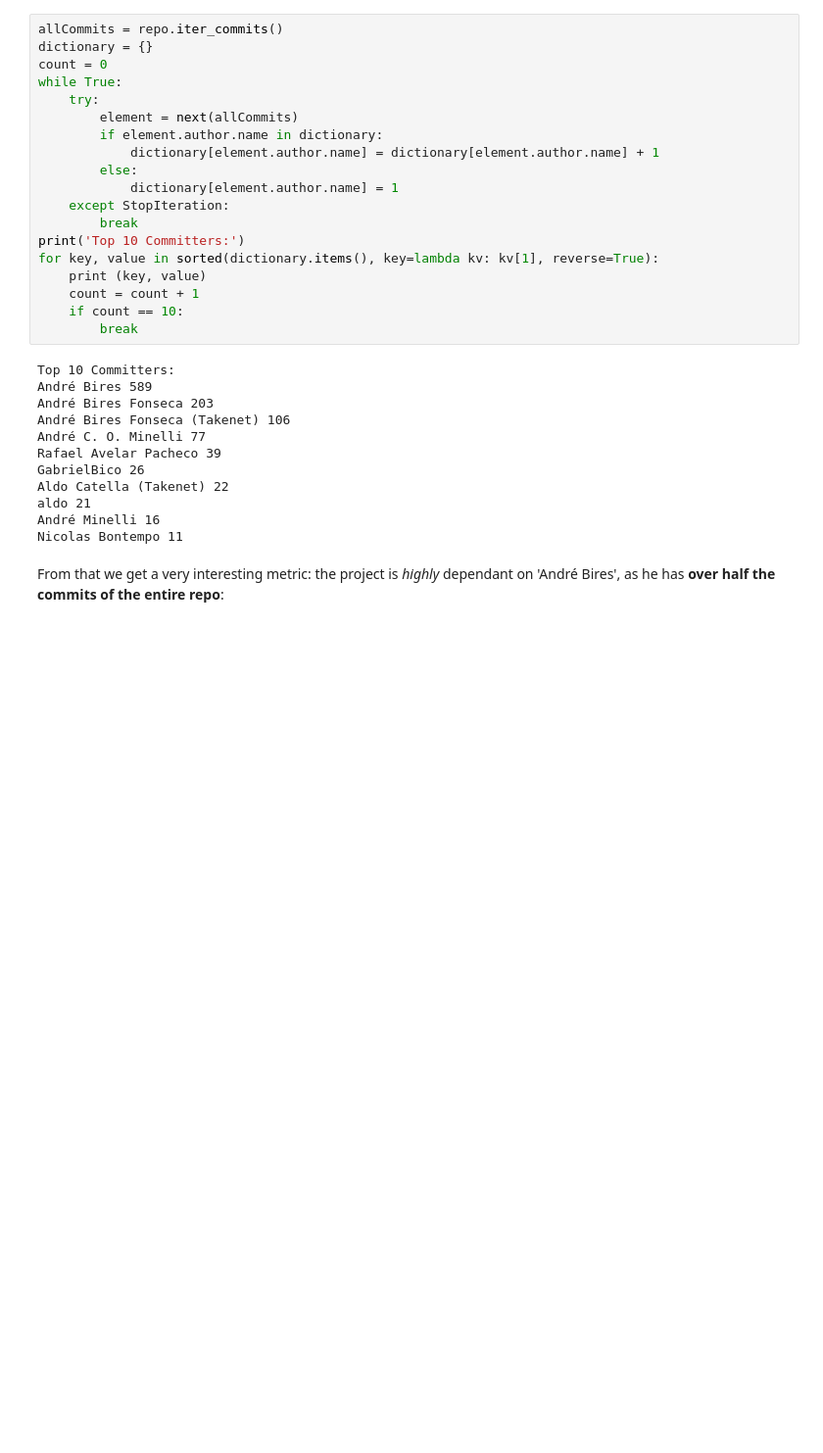
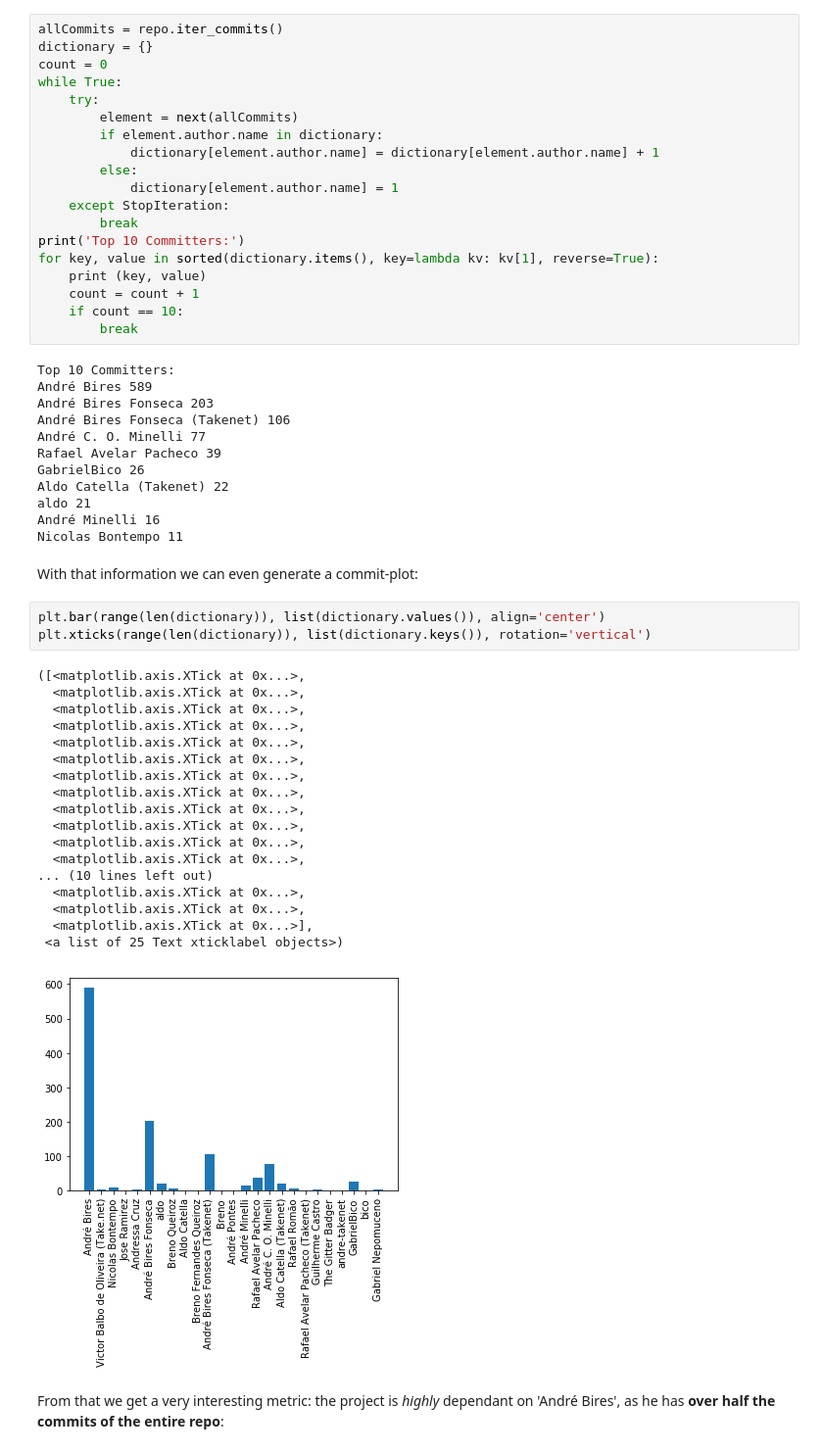
Before and after one commit to lfmundim/MinRepoSoft, a Jupyter notebook: Exercicio1/MSR - Basics.ipynb, the cells around one changed output. Shown at 98% size. Saved outputs shown, nothing was run; the diff lists cells and outputs as text; blank space fills up the shorter version.

```diff
--- a/Exercicio1/MSR - Basics.ipynb
+++ b/Exercicio1/MSR - Basics.ipynb
@@ -249,6 +274,30 @@ Aldo Catella (Takenet) 22
 aldo 21
 André Minelli 16
 Nicolas Bontempo 11
+# %% [markdown]
+With that information we can even generate a commit-plot:
+# %%
+plt.bar(range(len(dictionary)), list(dictionary.values()), align='center')
+plt.xticks(range(len(dictionary)), list(dictionary.keys()), rotation='vertical')
+# %% [output]
+([<matplotlib.axis.XTick at 0x...>,
+  <matplotlib.axis.XTick at 0x...>,
+  <matplotlib.axis.XTick at 0x...>,
+  <matplotlib.axis.XTick at 0x...>,
+  <matplotlib.axis.XTick at 0x...>,
+  <matplotlib.axis.XTick at 0x...>,
+  <matplotlib.axis.XTick at 0x...>,
+  <matplotlib.axis.XTick at 0x...>,
+  <matplotlib.axis.XTick at 0x...>,
+  <matplotlib.axis.XTick at 0x...>,
+  <matplotlib.axis.XTick at 0x...>,
+  <matplotlib.axis.XTick at 0x...>,
+... (10 lines left out)
+  <matplotlib.axis.XTick at 0x...>,
+  <matplotlib.axis.XTick at 0x...>,
+  <matplotlib.axis.XTick at 0x...>],
+ <a list of 25 Text xticklabel objects>)
+[figure, added]
 # %% [markdown]
 From that we get a very interesting metric: the project is *highly* dependant on 'André Bires', as he has **over half the commits of the entire repo**:
 # %%
```
Also changed, not shown: parts of 4 cells of this notebook, 1 other file.
